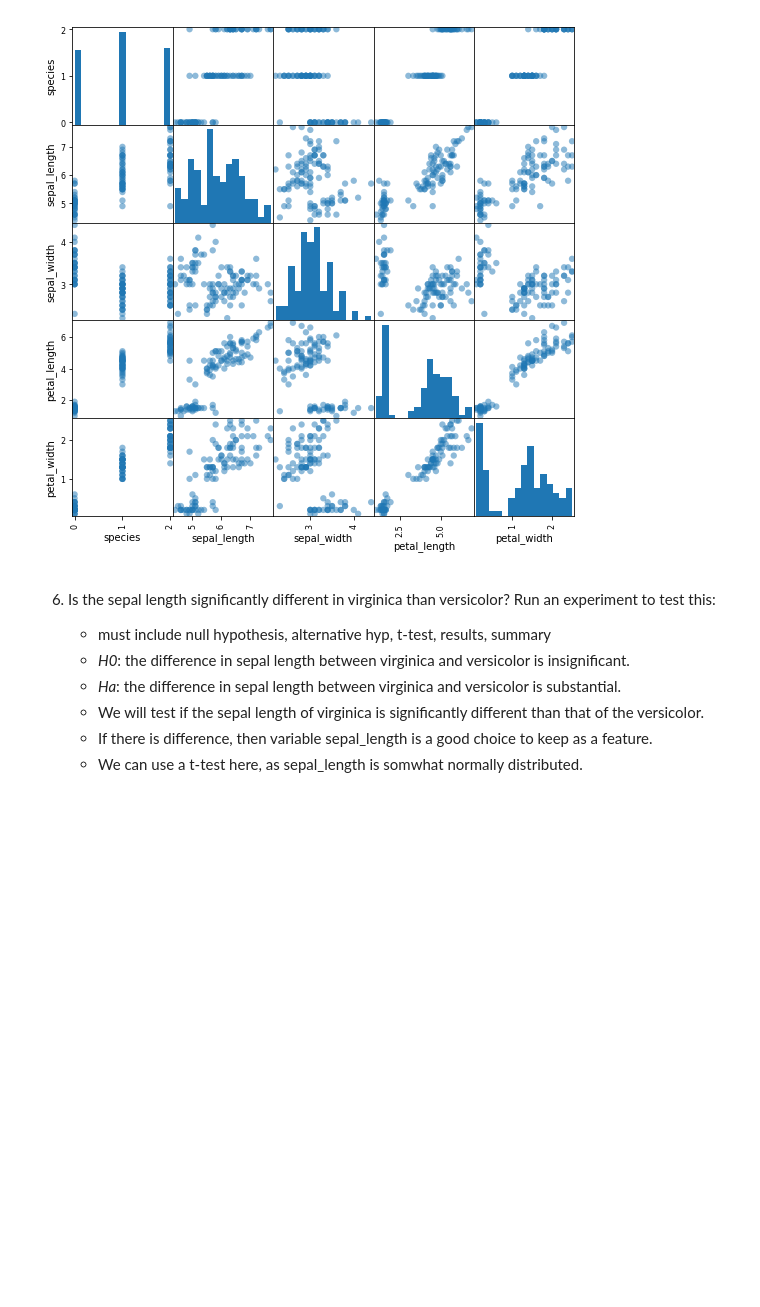
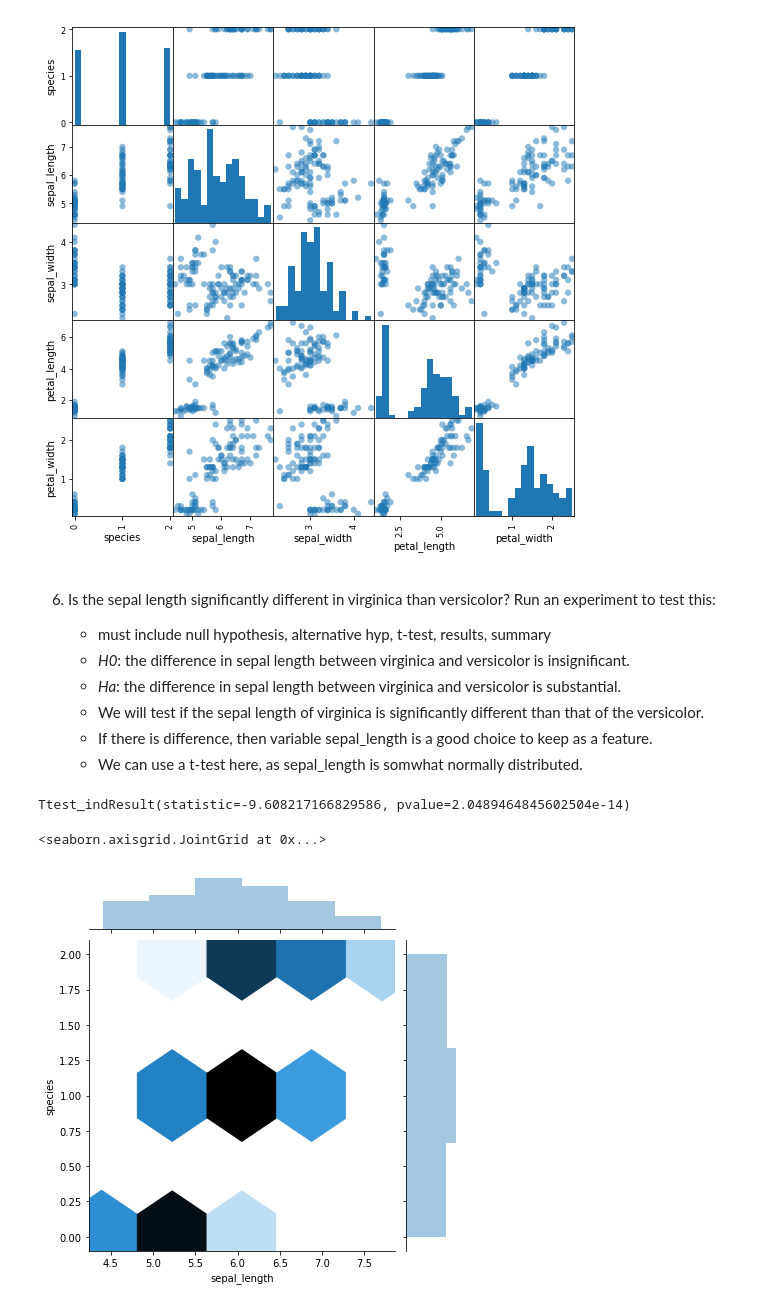
Before and after one commit to escalante-eric/ds-methodologies-exercises, a Jupyter notebook: Classification/explore.ipynb, the cells around one changed output. Saved outputs shown, nothing was run; the diff lists cells and outputs as text; code cells hidden in the pictures; blank space fills up the shorter version.

```diff
--- a/Classification/explore.ipynb
+++ b/Classification/explore.ipynb
@@ -214,0 +219,16 @@ scatter = pd.scatter_matrix(
+# %%
+import scipy as sp
+import numpy as np
+
+### _Ha_: the difference between sepal length between virginica and versicolor
+
+sp.stats.ttest_ind(
+    train[train.species == 0].sepal_length,
+    train[train.species == 1].sepal_length)
+# %% [output]
+Ttest_indResult(statistic=-9.608217166829586, pvalue=2.0489464845602504e-14)
+# %%
+sns.jointplot("sepal_length", "species", data=train, kind="hex")
+# %% [output]
+<seaborn.axisgrid.JointGrid at 0x...>
+[figure, added]
```
Also changed, not shown: parts of 4 cells of this notebook.
